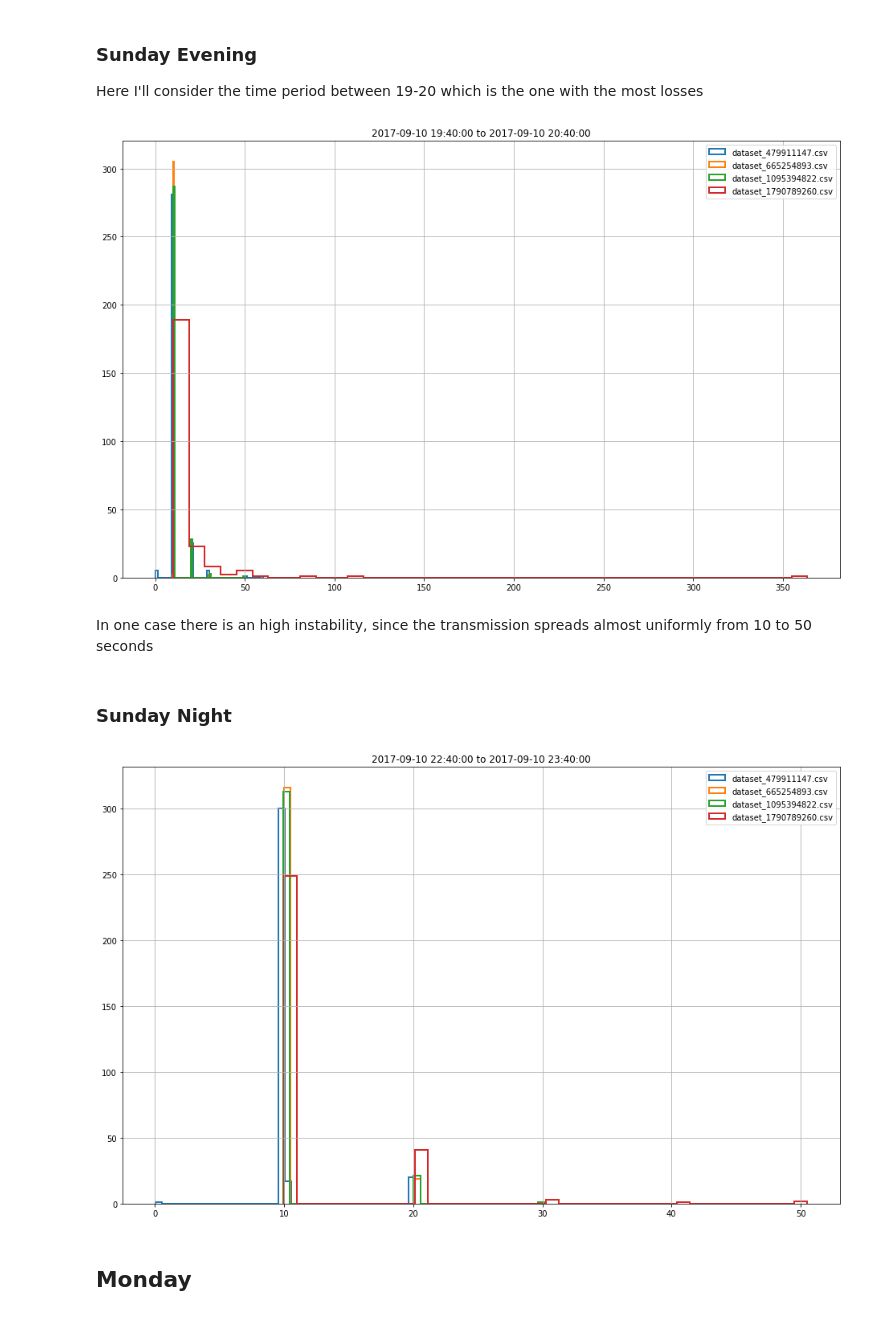
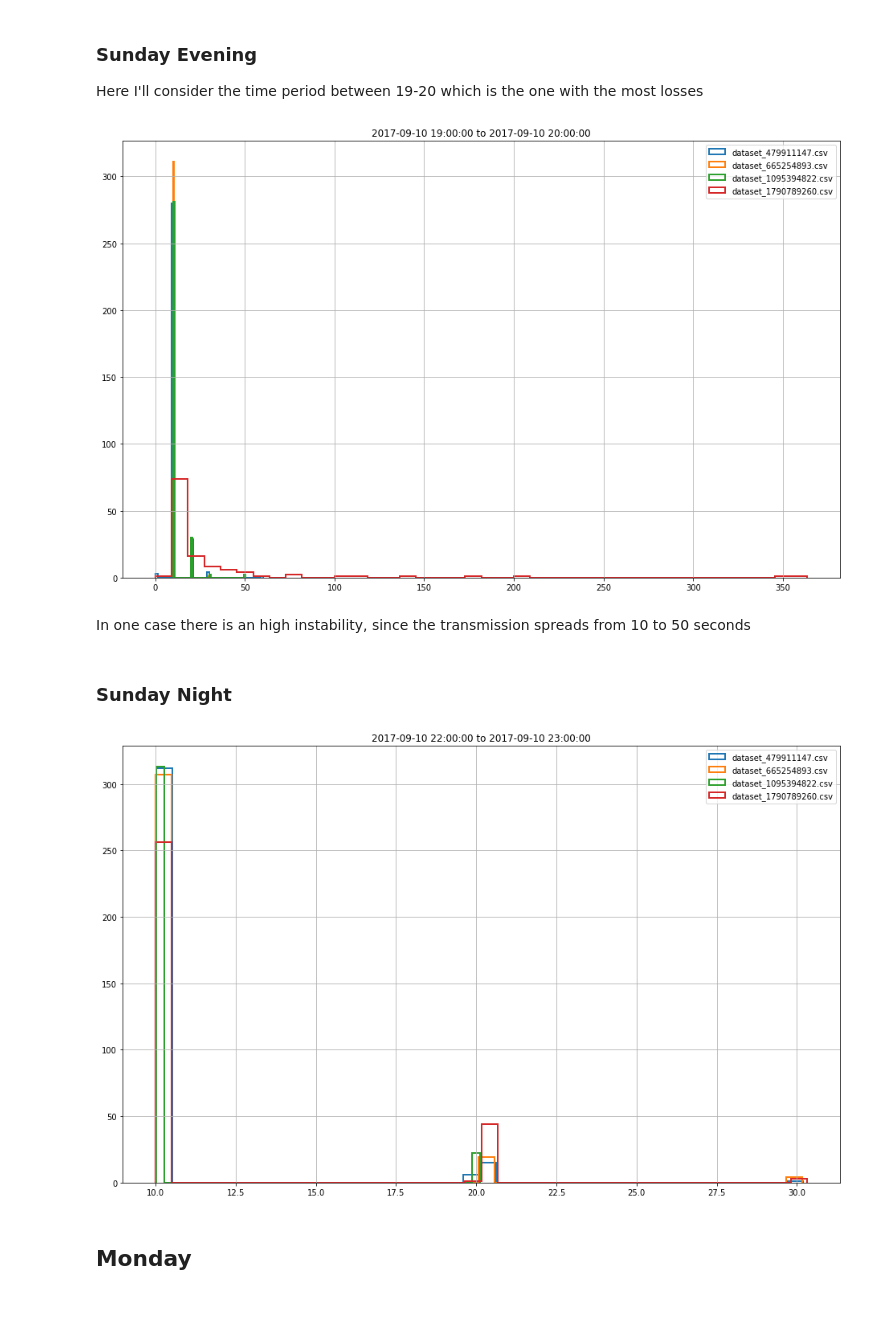
Before and after one commit to Yanuba/DM, a Jupyter notebook: PreliminaryPlots.ipynb, the cells around one changed output. Cells and saved outputs as stored; diff of their text form; code cells hidden in the pictures.

```diff
--- a/PreliminaryPlots.ipynb
+++ b/PreliminaryPlots.ipynb
@@ -100,12 +101,3 @@ def print_daily_frequencies(data_frame):
     for k in measures:
         if measures[k][0] > 0:
             print(k, measures[k][0], measures[k][1].time(), measures[k][2].time())
-# %%
-# print all the frequencies
-for path in l_path:
-    t = os.path.join(root, path)
-    print("=========")
-    print(path)
-    df = pd.read_csv(t, header=None)
-    print_daily_frequencies(df[1])
-print("=========")
@@ -129,9 +130,25 @@ def get_intervals(df):
     for i in range(1, size):
         val = (df.iloc[i] - df.iloc[i-1]) / 1000.0
         ret.append(val)
-    return np.array(ret)
+    return ret
 
-def plot_for_all(root, path_list, first_datetime, last_datetime):
+def count_intervals(a, to_sec = False):
+    tmp = {}
+    for x in a:
+        x = int(round(x)) if to_sec else x
+        tmp[x] = tmp.get(x, 0) + 1
+    t = []
+    for k in tmp:
+        t.append((k, tmp[k]))
+    t.sort()
+    X = []
+    Y = []
+    for x, y in t:
+        X.append(x)
+        Y.append(y)
+    return X, Y
+
+def plot_for_all(root, path_list, first_datetime, last_datetime, hist = True):
     '''
 
     :return:
@@ -143,7 +160,11 @@ def plot_for_all(root, path_list, first_datetime, last_datetime):
         df = pd.read_csv(os.path.join(root, path), header = None)
         df = df[(df[1] / 1000.0 > fts) & (df[1] / 1000.0 < lts)][1]
         x = get_intervals(df)
-        plt.hist(x, 40, histtype='step', density = False, label = path, linewidth = 2.0)
+        if hist:
+            plt.hist(x, 40, histtype='step', density = False, label = path, linewidth = 2.0)
+        else:
+            x, y = count_intervals(x)
+            plt.plot(x, y, 'o-', label = path)
 
     matplotlib.rcParams['figure.figsize'] = (16.0, 10.0)
     plt.title(str(first_datetime) + " to " + str(last_datetime))
@@ -261,20 +282,20 @@ For all sensors, the measurements are largely withn 10-14 seconds, only in few c
 
 Here I'll consider the time period between 19-20 which is the one with the most losses
 # %%
-fts = datetime(year=2017, month=9, day=10, hour=19, minute=40)
-lts = datetime(year=2017, month=9, day=10, hour=20, minute=40)
+fts = datetime(year=2017, month=9, day=10, hour=19, minute=0)
+lts = datetime(year=2017, month=9, day=10, hour=20, minute=0)
 plot_for_all(root, t_path, fts, lts)
 # %% [output]
-[figure, old version]
+[figure, new version]
 # %% [markdown]
-In one case there is an high instability, since the transmission spreads almost uniformly from 10 to 50 seconds
+In one case there is an high instability, since the transmission spreads from 10 to 50 seconds
 # %% [markdown]
 ### Sunday Night
 # %%
-fts = datetime(year=2017, month=9, day=10, hour=22, minute=40)
-lts = datetime(year=2017, month=9, day=10, hour=23, minute=40)
+fts = datetime(year=2017, month=9, day=10, hour=22, minute=0)
+lts = datetime(year=2017, month=9, day=10, hour=23, minute=0)
 plot_for_all(root, t_path, fts, lts)
 # %% [output]
-[figure, old version]
+[figure, new version]
 # %% [markdown]
 ## Monday
```
Also changed, not shown: parts of 24 cells of this notebook.
